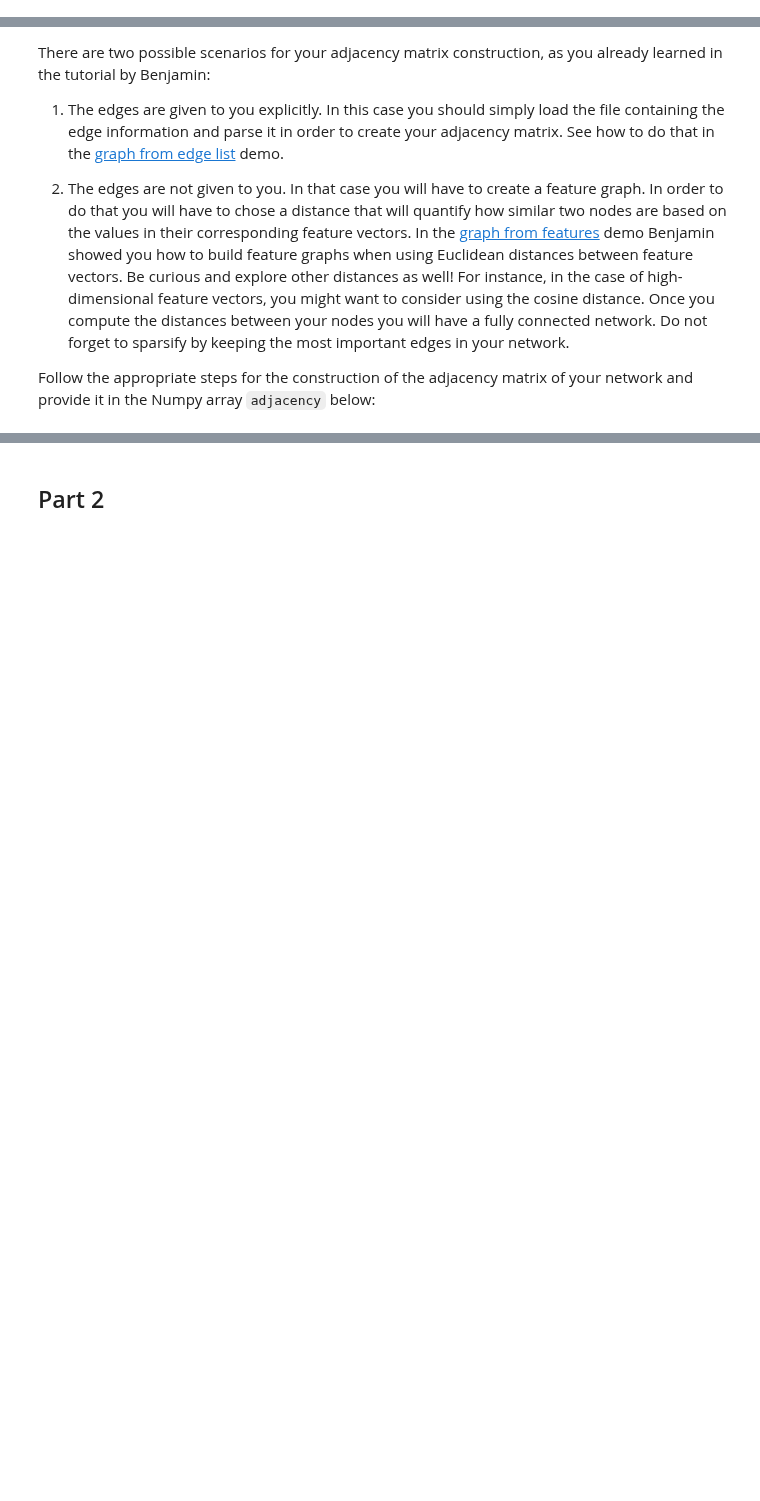
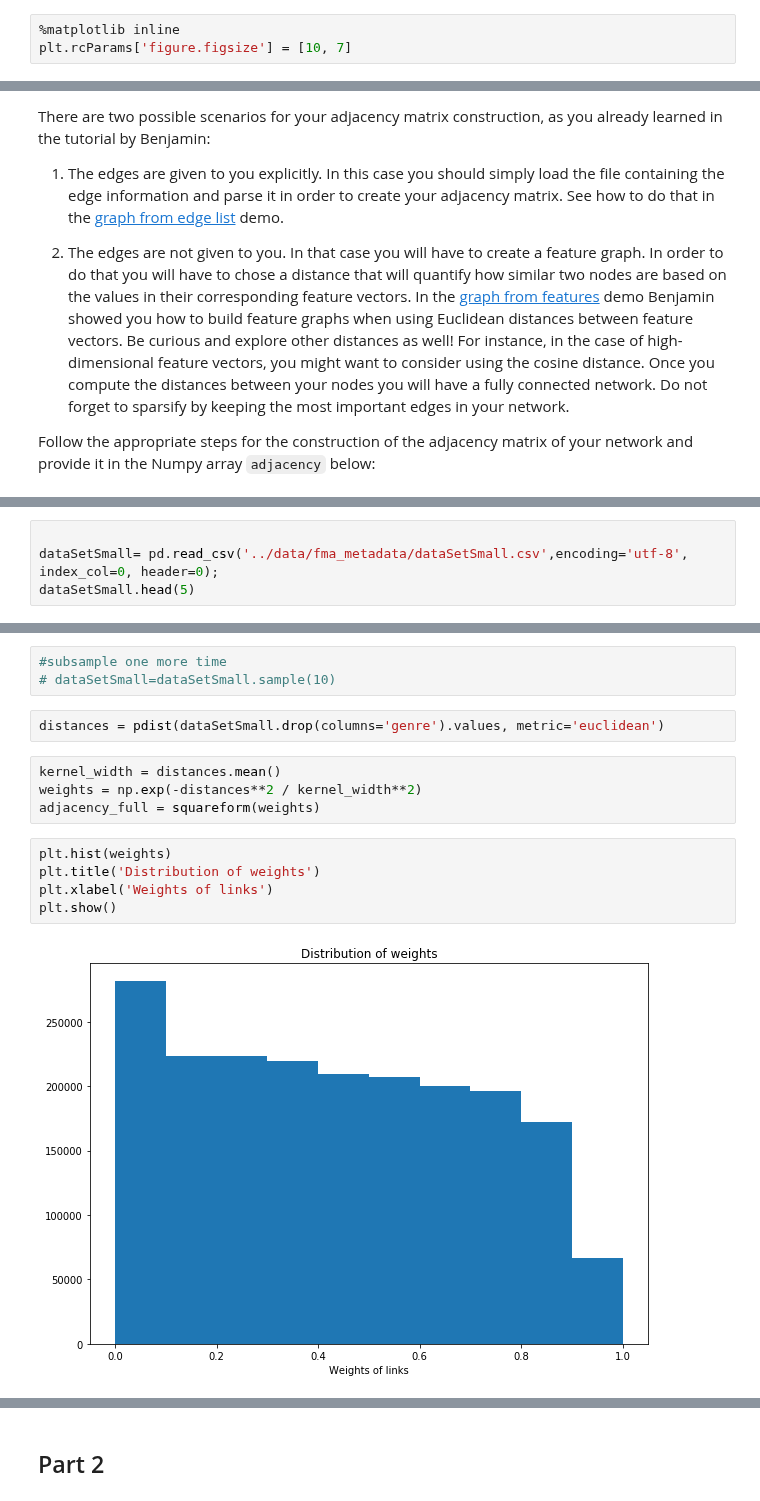
Before and after one commit to TTimTT/NTDS_Project, a Jupyter notebook: milestones_1/Tim_network_properties.ipynb, the cells around one changed output, grey strips where cells are left out. Drawn from its saved outputs; the diff is of its cells as text; blank space fills up the shorter version.

Commit message:
Modification of the loading data, part, need to restore the multiindex column but right now it is working and usable

```diff
--- a/milestones_1/Tim_network_properties.ipynb
+++ b/milestones_1/Tim_network_properties.ipynb
@@ -30,3 +32,6 @@ METADATA_FOLDER =  DATA_FOLDER + 'fma_metadata/'
+# %%
+%matplotlib inline
+plt.rcParams['figure.figsize'] = [10, 7]
 # %% [markdown]
 ## Part 1 - Import your data and manipulate them.
 # %% [markdown]
@@ -221,0 +99,4 @@ n_nodes = # the number of nodes in the network
+# %%
+
+dataSetSmall= pd.read_csv('../data/fma_metadata/dataSetSmall.csv',encoding='utf-8', index_col=0, header=0);
+dataSetSmall.head(5)
@@ -221,0 +112,16 @@ n_nodes = # the number of nodes in the network
+# %%
+#subsample one more time
+# dataSetSmall=dataSetSmall.sample(10)
+# %%
+distances = pdist(dataSetSmall.drop(columns='genre').values, metric='euclidean')
+# %%
+kernel_width = distances.mean()
+weights = np.exp(-distances**2 / kernel_width**2)
+adjacency_full = squareform(weights)
+# %%
+plt.hist(weights)
+plt.title('Distribution of weights')
+plt.xlabel('Weights of links')
+plt.show()
+# %% [output]
+[figure, added]
```
Also changed, not shown: parts of 48 cells of this notebook.
